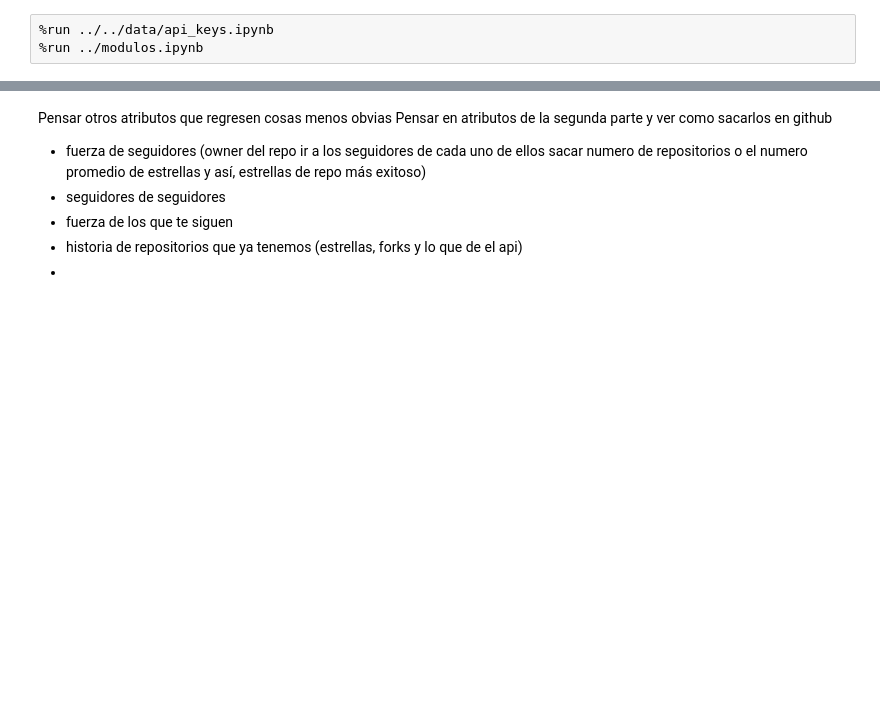
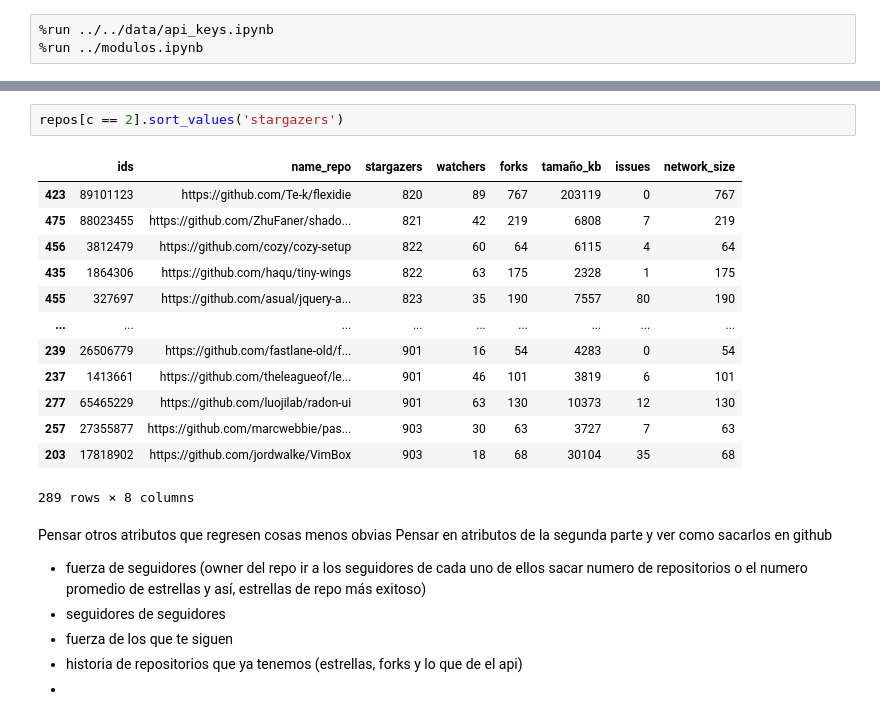
Before and after one commit to FunkySpiderman/Promisearch, a Jupyter notebook: pipeline/02-preprocesamiento/1_KMeans.ipynb, the cells around one changed output, grey strips where cells are left out. Drawn from its saved outputs; the diff is of its cells as text; blank space fills up the shorter version.

```diff
--- a/pipeline/02-preprocesamiento/1_KMeans.ipynb
+++ b/pipeline/02-preprocesamiento/1_KMeans.ipynb
@@ -46,3 +56,19 @@ fig.show()
+# %%
+repos[c == 2].sort_values('stargazers')
+# %% [output]
+|  | ids | name_repo | stargazers | watchers | forks | tamaño_kb | issues | network_size |
+| 423 | 89101123 | https://github.com/Te-k/flexidie | 820 | 89 | 767 | 203119 | 0 | 767 |
+| 475 | 88023455 | https://github.com/ZhuFaner/shado... | 821 | 42 | 219 | 6808 | 7 | 219 |
+| 456 | 3812479 | https://github.com/cozy/cozy-setup | 822 | 60 | 64 | 6115 | 4 | 64 |
+| 435 | 1864306 | https://github.com/haqu/tiny-wings | 822 | 63 | 175 | 2328 | 1 | 175 |
+| 455 | 327697 | https://github.com/asual/jquery-a... | 823 | 35 | 190 | 7557 | 80 | 190 |
+| ... | ... | ... | ... | ... | ... | ... | ... | ... |
+| 239 | 26506779 | https://github.com/fastlane-old/f... | 901 | 16 | 54 | 4283 | 0 | 54 |
+| 237 | 1413661 | https://github.com/theleagueof/le... | 901 | 46 | 101 | 3819 | 6 | 101 |
+| 277 | 65465229 | https://github.com/luojilab/radon-ui | 901 | 63 | 130 | 10373 | 12 | 130 |
+| 257 | 27355877 | https://github.com/marcwebbie/pas... | 903 | 30 | 63 | 3727 | 7 | 63 |
+| 203 | 17818902 | https://github.com/jordwalke/VimBox | 903 | 18 | 68 | 30104 | 35 | 68 |
+289 rows × 8 columns
 # %% [markdown]
 Pensar otros atributos que regresen cosas menos obvias
 Pensar en atributos de la segunda parte y ver como sacarlos en github
```
Also changed, not shown: parts of 5 cells of this notebook, 6 other files.
